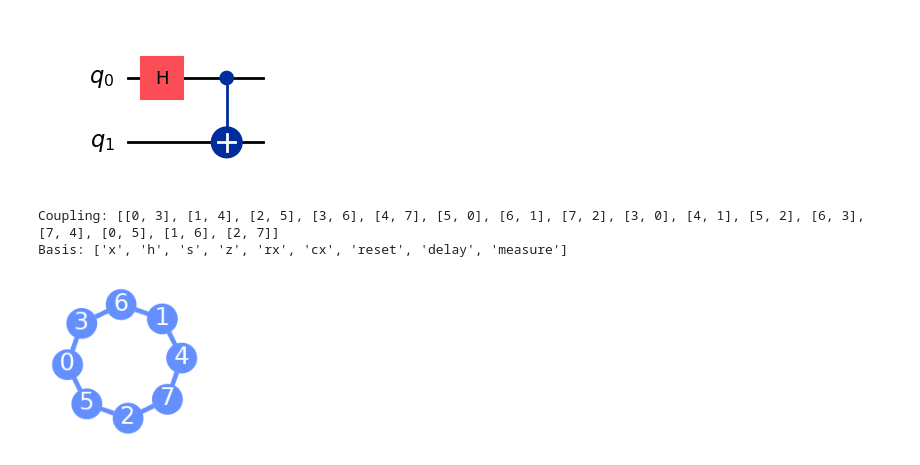
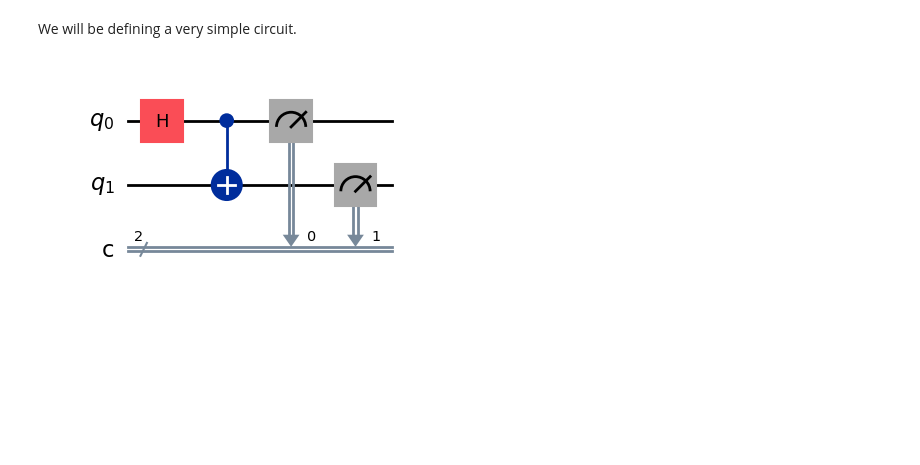
Before and after one commit to gnietof/Quantum, a Jupyter notebook: noisy.ipynb, the cells around one changed output. Cells and saved outputs as stored; diff of their text form; code cells hidden in the pictures; blank space fills up the shorter version.

```diff
--- a/noisy.ipynb
+++ b/noisy.ipynb
@@ -19,9 +63,10 @@ def define_backend(qbits,coupling,basis):
+# %% [markdown]
+We will be defining a very simple circuit.
 # %%
-from qiskit import QuantumCircuit, QuantumRegister
-
-qc = QuantumCircuit(2)
+qc = QuantumCircuit(2,2)
 qc.h(0)
 qc.cx(0,1)
+qc.measure([0,1],[0,1])
 qc.draw('mpl')
 # %% [output]
-[figure, old version]
+[figure, new version]
@@ -39,12 +72,0 @@ qc.draw('mpl')
-# %%
-qbits = 8
-coupling = (
-    [[i,(i+3) % qbits] for i in range(qbits)]+
-    [[(i+3) % qbits,i] for i in range(qbits)]
-)
-basis = ['x','h','s','z','rx','cx'] #,'ry','rz','cx','cy','cz']
-backend = define_backend(qbits,coupling,basis)
-# %% [output]
-Coupling: [[0, 3], [1, 4], [2, 5], [3, 6], [4, 7], [5, 0], [6, 1], [7, 2], [3, 0], [4, 1], [5, 2], [6, 3], [7, 4], [0, 5], [1, 6], [2, 7]]
-Basis: ['x', 'h', 's', 'z', 'rx', 'cx', 'reset', 'delay', 'measure']
-[figure, removed]
```
Also changed, not shown: parts of 22 cells of this notebook.
